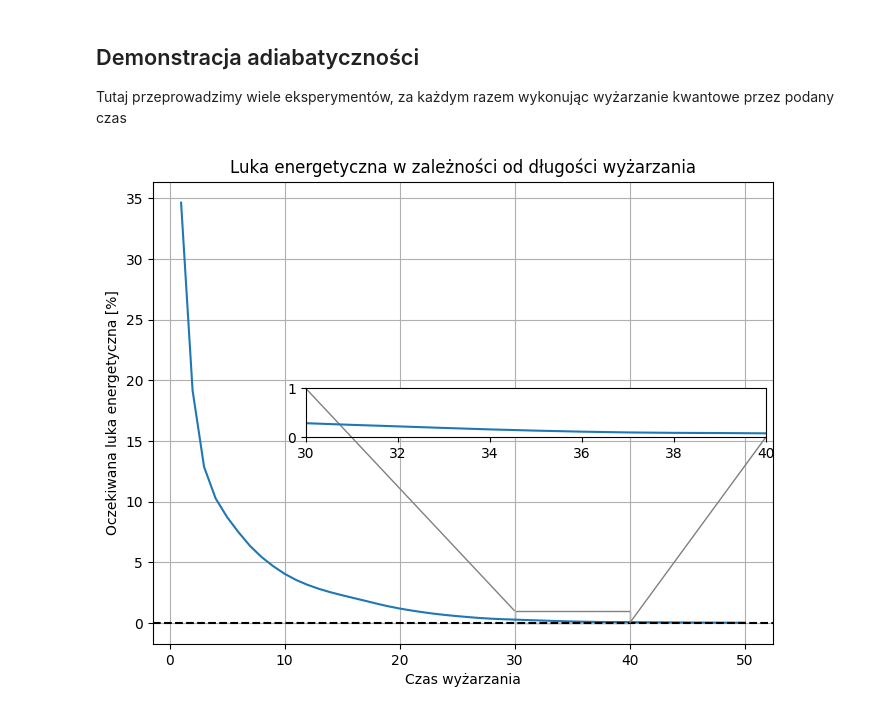
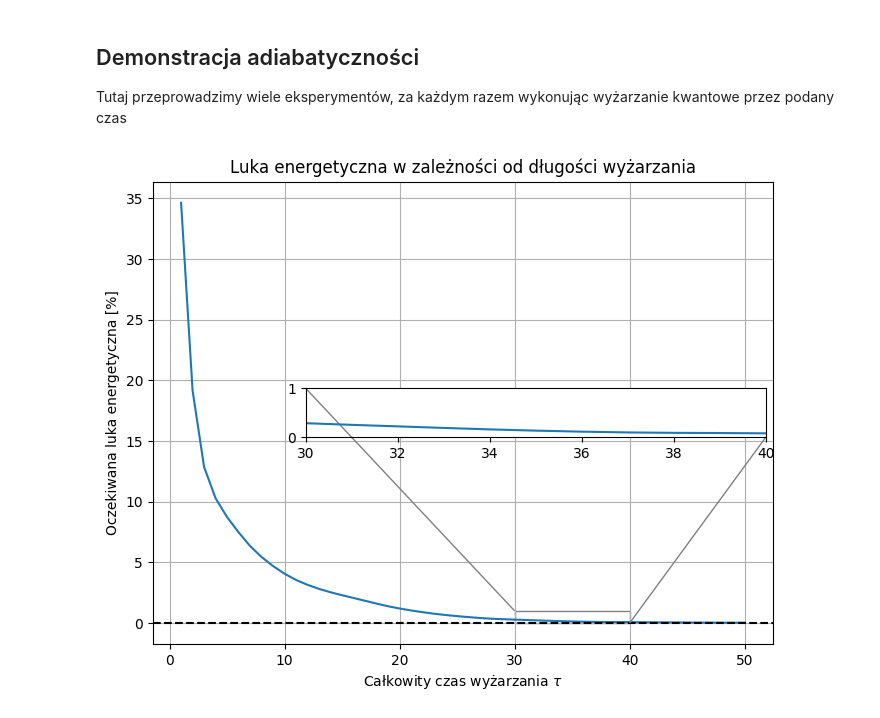
Before and after one commit to iitis/AkademiaSztukiKwantowej, a Jupyter notebook: classical_and_quantum_annealing/Wyżarzanie_kwantowe.ipynb, the cells around one changed output. Drawn from its saved outputs; the diff is of its cells as text; code cells hidden in the pictures.

```diff
--- a/classical_and_quantum_annealing/Wyżarzanie_kwantowe.ipynb
+++ b/classical_and_quantum_annealing/Wyżarzanie_kwantowe.ipynb
@@ -213,32 +215,32 @@ fig, ax = plt.subplots(figsize=(8, 6))
 plt.plot(x, gaps)
 plt.axhline(y=0, color='black', linestyle='--')
 
 # Define the region of interest for the zoomed-in plot
 x1, x2 = 30, 40  # x-limits for inset
 # Compute corresponding y-limits for the sine function
 y1, y2 = gaps[x1], gaps[x2]
 # To have a little margin around the data points, adjust y-limits
 delta_y = 0.1
 y1 -= delta_y
 y2 += delta_y
 
 axins = zoomed_inset_axes(ax, zoom=4, loc="right")
 axins.plot(x, gaps)
 
 # Limit the view to the region of interest
 axins.set_xlim(x1, x2)
 axins.set_ylim(0, 1)
 
 
 
 # Draw lines indicating the area of the inset on the main plot
 mark_inset(ax, axins, loc1=2, loc2=4, fc="none", ec="0.5")
 
 ax.set_title("Luka energetyczna w zależności od długości wyżarzania")
-ax.set_xlabel("Czas wyżarzania")
+ax.set_xlabel(r"Całkowity czas wyżarzania $\tau$")
 ax.set_ylabel("Oczekiwana luka energetyczna [%]")
 ax.grid(True)
 
 plt.show()
 # %% [output]
-[figure, old version]
+[figure, new version]
```
Also changed, not shown: parts of 2 cells of this notebook, 2 other files.
